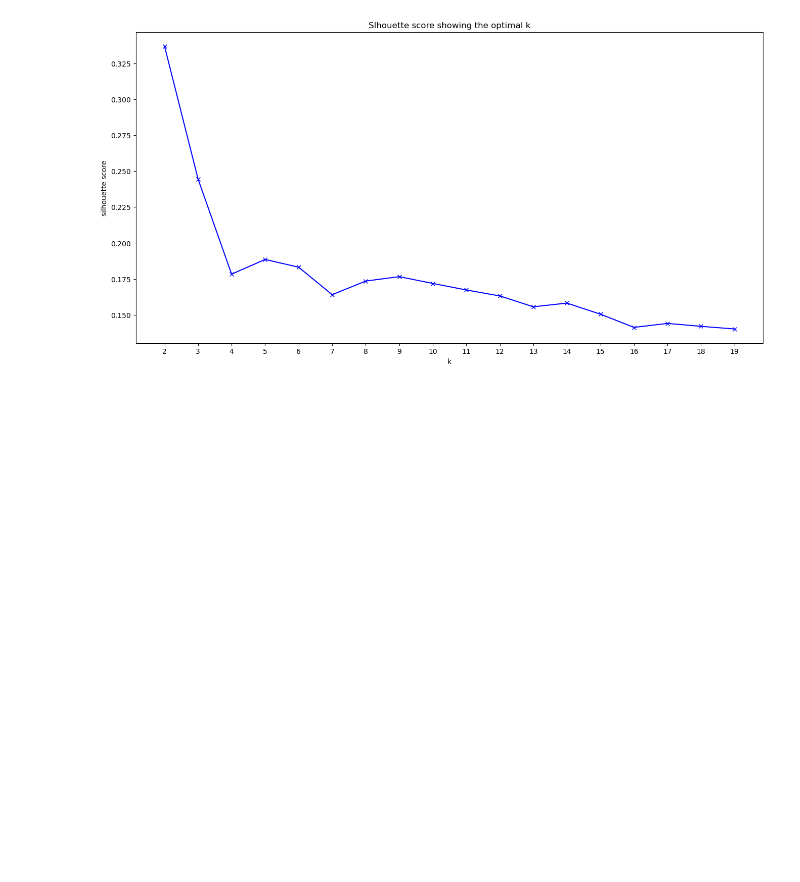
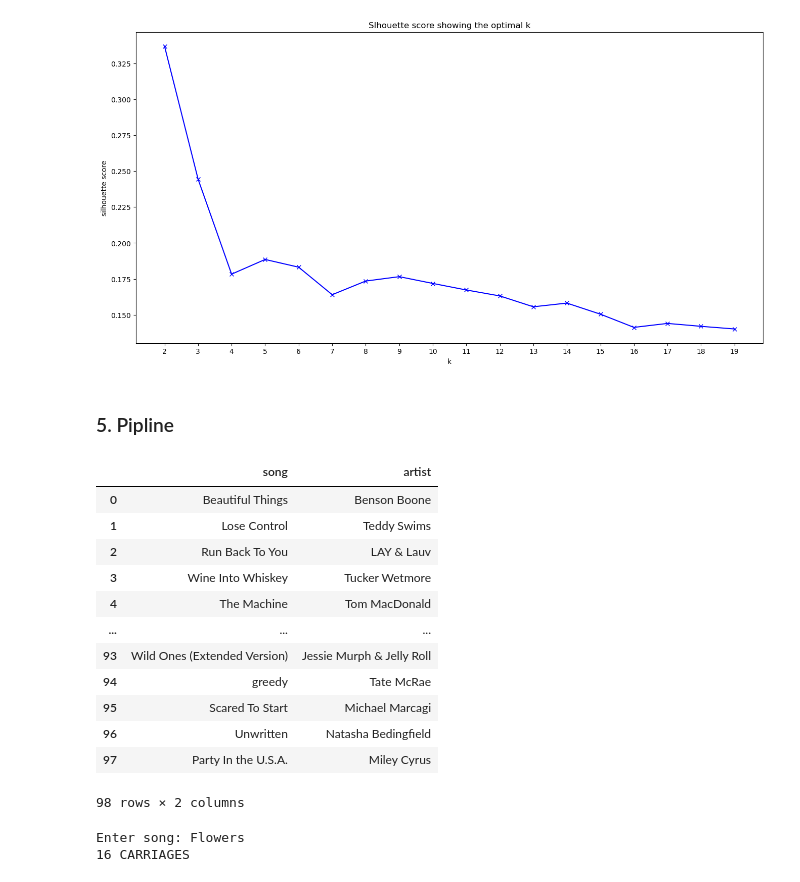
Before and after one commit to katchuli/lab-api-wrappers, a Jupyter notebook: GNOD_case_study.ipynb, the cells around one changed output. Saved outputs shown, nothing was run; the diff lists cells and outputs as text; code cells hidden in the pictures; blank space fills up the shorter version.

```diff
--- a/GNOD_case_study.ipynb
+++ b/GNOD_case_study.ipynb
@@ -530,3 +528,33 @@ plt.title('Slhouette score showing the optimal k')
 # %% [output]
 Text(0.5, 1.0, 'Slhouette score showing the optimal k')
 [figure]
+# %% [markdown]
+### 5. Pipline
+# %%
+top100
+# %% [output]
+|  | song | artist |
+| 0 | Beautiful Things | Benson Boone |
+| 1 | Lose Control | Teddy Swims |
+| 2 | Run Back To You | LAY & Lauv |
+| 3 | Wine Into Whiskey | Tucker Wetmore |
+| 4 | The Machine | Tom MacDonald |
+| ... | ... | ... |
+| 93 | Wild Ones (Extended Version) | Jessie Murph & Jelly Roll |
+| 94 | greedy | Tate McRae |
+| 95 | Scared To Start | Michael Marcagi |
+| 96 | Unwritten | Natasha Bedingfield |
+| 97 | Party In the U.S.A. | Miley Cyrus |
+98 rows × 2 columns
+# %%
+import random
+
+new_song = input("Enter song: ")
+
+if new_song in list(top100['song']):
+    print(random.choice(list(top100['song'])))
+else:
+    print('No Recommendation')
+# %% [output]
+Enter song: Flowers
+16 CARRIAGES
```
Also changed, not shown: parts of 5 cells of this notebook.
